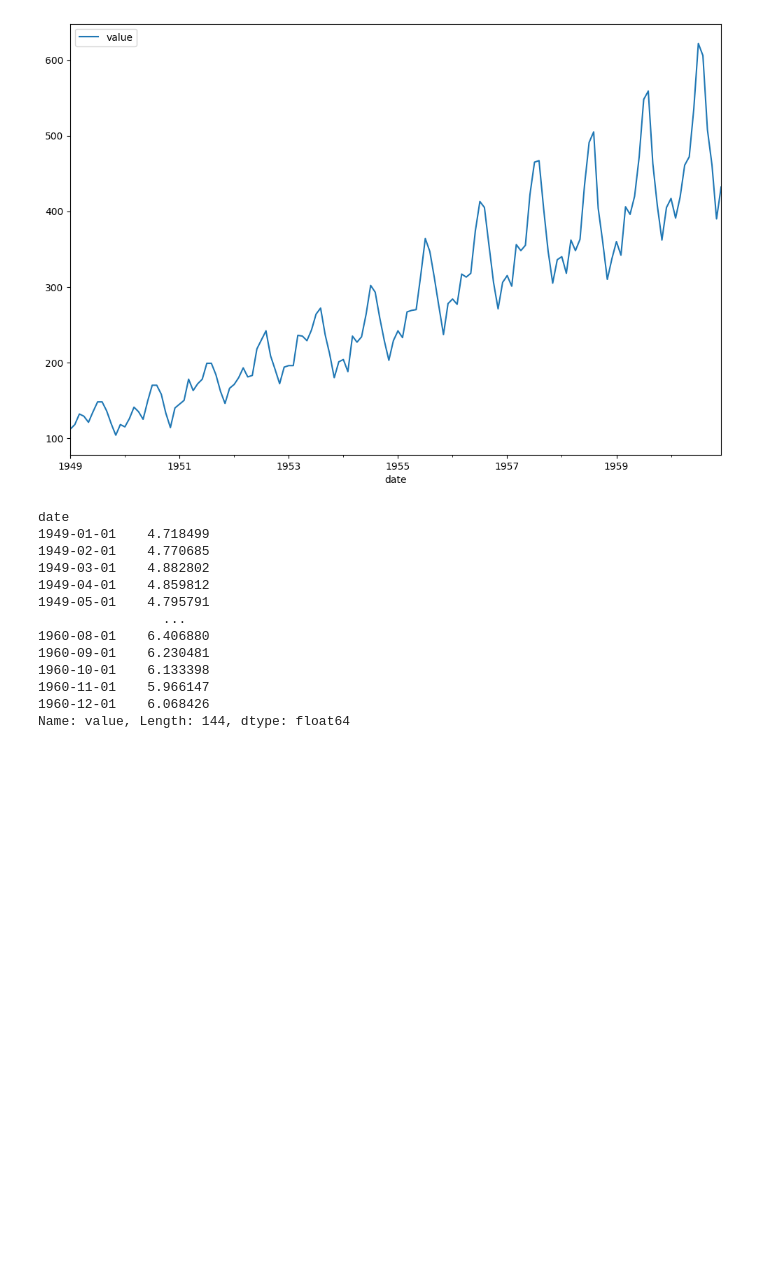
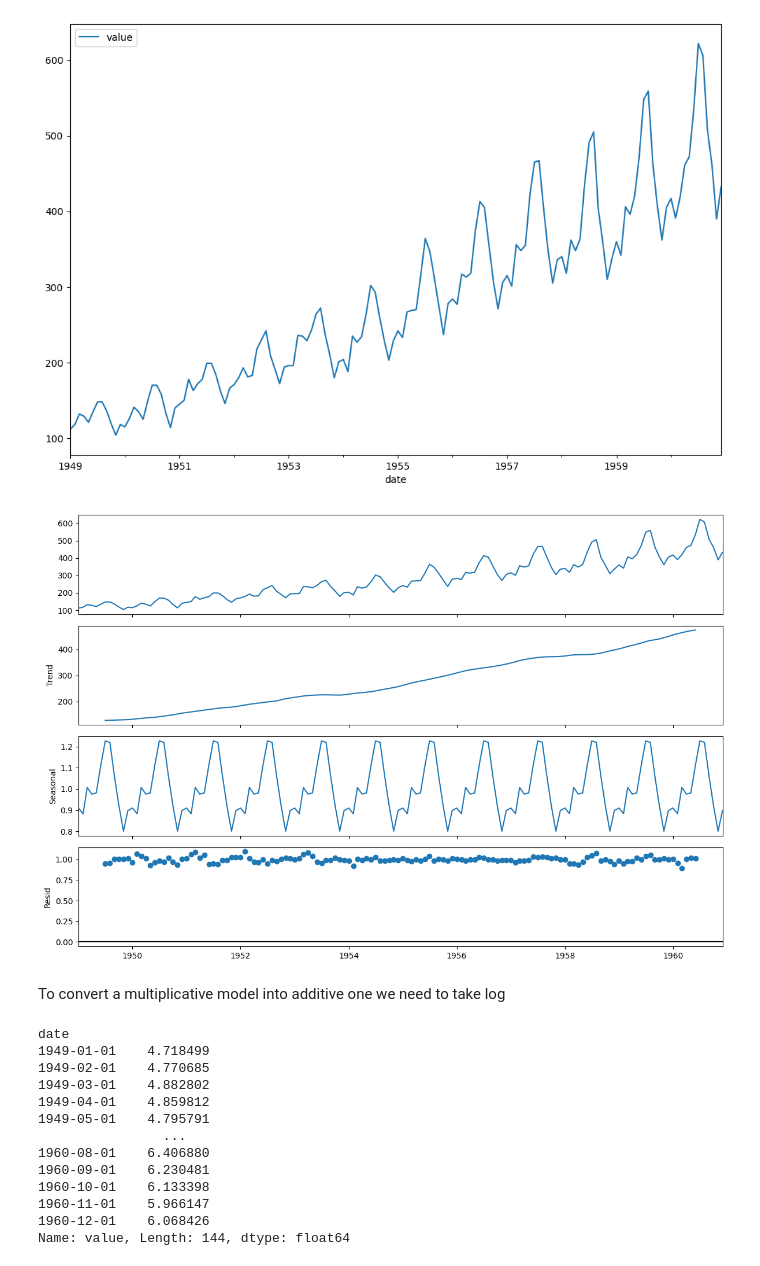
Before and after one commit to AgentAhmed/Time-Series, a Jupyter notebook: timeseries.ipynb, the cells around one changed output. Cells and saved outputs as stored; diff of their text form; code cells hidden in the pictures; blank space fills up the shorter version.

```diff
--- a/timeseries.ipynb
+++ b/timeseries.ipynb
@@ -92,6 +92,15 @@ df1.plot()
 plt.show()
 # %% [output]
 [figure]
+# %%
+# Decompose the time series multiplicatively
+df1_mul_decompose = seasonal_decompose(df1, model= "multiplicative")
+df1_mul_decompose.plot()
+plt.show()
+# %% [output]
+[figure, added]
+# %% [markdown]
+To convert a multiplicative model into additive one we need to take log
 # %%
 # Lets try to do log transformation
 df1_log = df1.copy()
```
Also changed, not shown: parts of 1 cell of this notebook.
